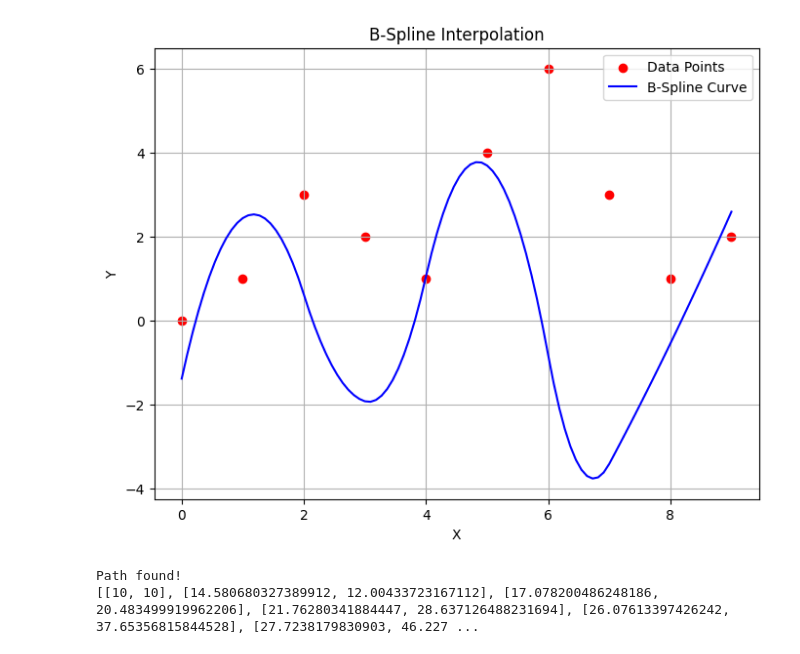
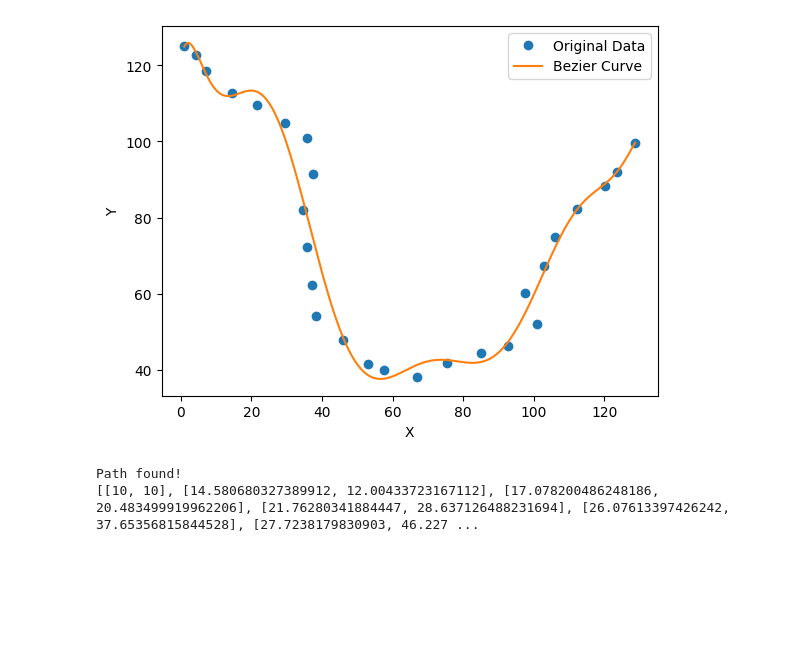
Before and after one commit to waynechu1109/Dodging-Dynamical-Obstacles-Using-Turtlebot4-Camera-Feed, a Jupyter notebook: dodge_planner.ipynb, the cells around one changed output. Saved outputs shown, nothing was run; the diff lists cells and outputs as text; code cells hidden in the pictures; blank space fills up the shorter version.

```diff
--- a/dodge_planner.ipynb
+++ b/dodge_planner.ipynb
@@ -347,37 +399,32 @@ Path found!
-# %%
-import numpy as np
-import matplotlib.pyplot as plt
-from scipy.interpolate import make_interp_spline
-
-def bspline_interpolation(x, y, degree=3, num_points=100):
-    tck = make_interp_spline(x, y, k=degree)
-    spline = lambda xi: np.array([tck(xi), tck(xi, 1)])
-    x_new = np.linspace(min(x), max(x), num_points)
-    y_new = spline(x_new)
-    return x_new, y_new
-
-# Example data points
-x_points = np.array([0, 1, 2, 3, 4, 5, 6, 7, 8, 9])
-y_points = np.array([0, 1, 3, 2, 1, 4, 6, 3, 1, 2])
-
-# Number of points in the B-spline curve
-num_points_curve = 100
-
-# Fit B-spline to the data points
-x_sp, y_sp = bspline_interpolation(x_points, y_points, degree=3, num_points=num_points_curve)
-
-# Plot the data points and B-spline curve
-plt.figure(figsize=(8, 6))
-plt.scatter(x_points, y_points, color='red', label='Data Points')
-plt.plot(x_sp, y_sp[1], color='blue', label='B-Spline Curve')
-plt.xlabel('X')
-plt.ylabel('Y')
-plt.title('B-Spline Interpolation')
-plt.legend()
-plt.grid(True)
-plt.show()
-# %% [output]
-[figure, removed]
+# %%
+import numpy as np
+import matplotlib.pyplot as plt
+
+# 假设points是您提供的数据
+points = [[128.71185294056582, 99.68227709911136], [123.44792676860541, 91.99598407678778], [120.05695828120258, 88.32156810721644], [112.31261574767555, 82.29869211721052], [106.03421088746512, 74.7974497148068], [102.77263577043622, 67.20891899184274], [97.5754058223969, 60.205270919419], [100.78450906692659, 52.01720709092049], [92.68466834647477, 46.22905636044738], [85.05237627992304, 44.37911534799964], [75.49637556889306, 41.85780243824217], [66.87605069077173, 38.210484465540546], [57.64755125544297, 39.94897828041466], [52.93753959253581, 41.62700990564659], [46.10069217566468, 47.85653539858317], [38.35772554699927, 54.17841175637476], [37.32885086644126, 62.34461622207063], [35.77707178201147, 72.17970564386302], [34.56448006378463, 82.09693793253777], [37.517531290137654, 91.47672285389156], [35.71925166942346, 100.8132890195035], [29.509531446501807, 104.78216141241825], [21.65228850182213, 109.58401000324311], [14.411341323387168, 112.76393218043562], [7.067490646348056, 118.57771291516814], [4.300033757470409, 122.74198744600825], [1.0, 125.0]]
+
+# 将数据转换为NumPy数组，并按x值进行排序
+points = np.array(points)
+sorted_indices = np.argsort(points[:, 0])
+points_sorted = points[sorted_indices]
+
+# 使用np.polyfit进行Bezier插值
+degree = len(points)/2.5  # 设置Bezier曲线的阶数
+coefficients = np.polyfit(points_sorted[:, 0], points_sorted[:, 1], degree)
+
+# 生成更平滑的路径
+x_smooth = np.linspace(min(points_sorted[:, 0]), max(points_sorted[:, 0]), 500)
+y_smooth = np.polyval(coefficients, x_smooth)
+
+# 绘制平滑的路径
+plt.plot(points_sorted[:, 0], points_sorted[:, 1], 'o', label='Original Data')
+plt.plot(x_smooth, y_smooth, label='Bezier Curve')
+plt.xlabel('X')
+plt.ylabel('Y')
+plt.legend()
+plt.show()
+# %% [output]
+[figure, added]
 # %%
 import numpy as np
 import matplotlib.pyplot as plt
```
Also changed, not shown: parts of 1 cell of this notebook.
